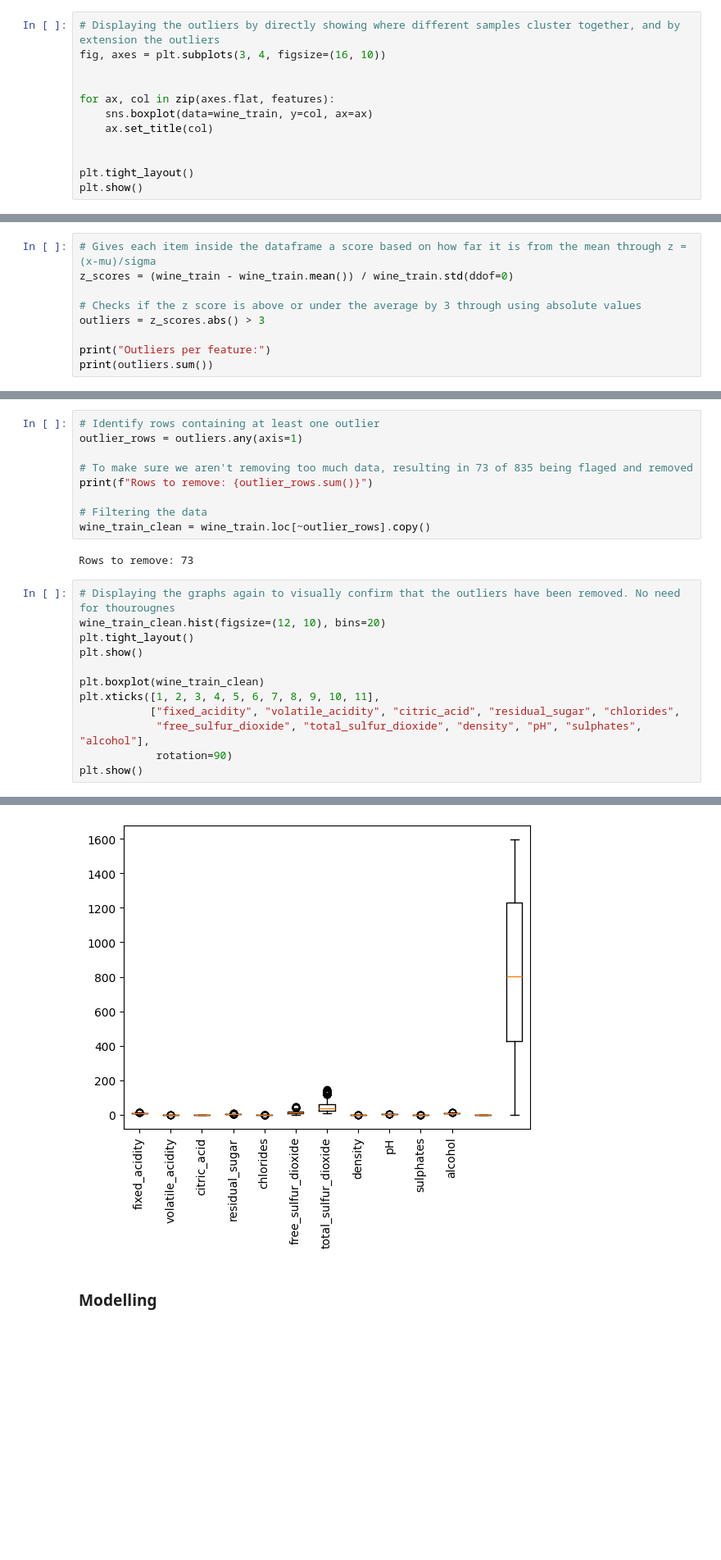
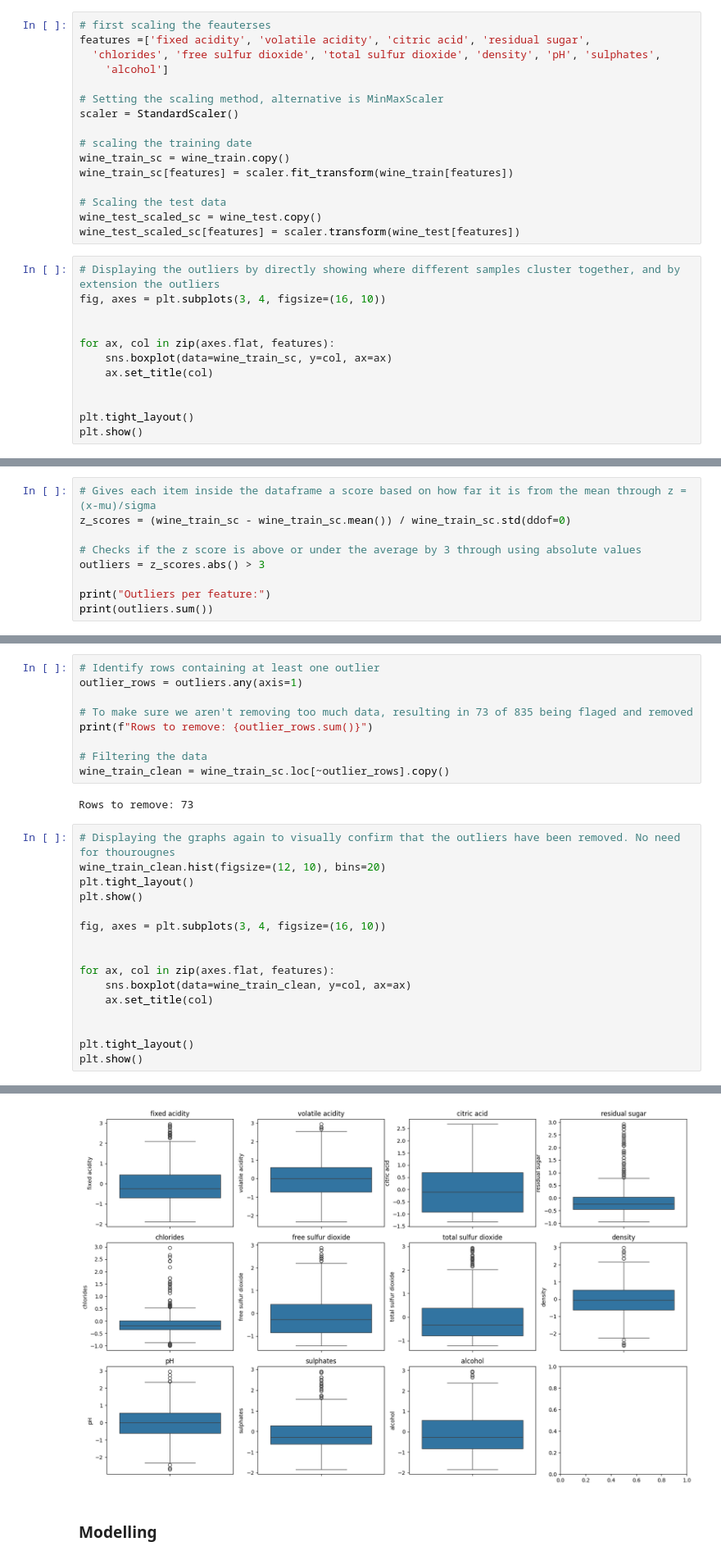
Before and after one commit to sondre04aasheim-spec/Deliverable_3_DAT200, a Jupyter notebook: CA3_template_group_30_V2.ipynb, the cells around one changed output, grey strips where cells are left out. Shown at 82% size. Saved outputs shown, nothing was run; the diff lists cells and outputs as text; blank space fills up the shorter version.

```diff
--- a/CA3_template_group_30_V2.ipynb
+++ b/CA3_template_group_30_V2.ipynb
@@ -91,13 +92,29 @@ print(wine_test.isna().sum().sum())
 0
 # %% [markdown]
 ### Data preprocessing
+# %%
+# first scaling the feauterses
+features =['fixed acidity', 'volatile acidity', 'citric acid', 'residual sugar',
+  'chlorides', 'free sulfur dioxide', 'total sulfur dioxide', 'density', 'pH', 'sulphates',
+    'alcohol']
+
+# Setting the scaling method, alternative is MinMaxScaler
+scaler = StandardScaler()
+
+# scaling the training date
+wine_train_sc = wine_train.copy()
+wine_train_sc[features] = scaler.fit_transform(wine_train[features])
+
+# Scaling the test data
+wine_test_scaled_sc = wine_test.copy()
+wine_test_scaled_sc[features] = scaler.transform(wine_test[features])
 # %%
 # Displaying the outliers by directly showing where different samples cluster together, and by extension the outliers
 fig, axes = plt.subplots(3, 4, figsize=(16, 10))
 
 
 for ax, col in zip(axes.flat, features):
-    sns.boxplot(data=wine_train, y=col, ax=ax)
+    sns.boxplot(data=wine_train_sc, y=col, ax=ax)
     ax.set_title(col)
 
 
@@ -116,6 +131,6 @@ In regards to outliers, there can be made an argument that in this instance it w
 # %%
 # Gives each item inside the dataframe a score based on how far it is from the mean through z = (x-mu)/sigma
-z_scores = (wine_train - wine_train.mean()) / wine_train.std(ddof=0)
+z_scores = (wine_train_sc - wine_train_sc.mean()) / wine_train_sc.std(ddof=0)
 
 # Checks if the z score is above or under the average by 3 through using absolute values
 outliers = z_scores.abs() > 3
@@ -168,7 +164,7 @@ outlier_rows = outliers.any(axis=1)
 print(f"Rows to remove: {outlier_rows.sum()}")
 
 # Filtering the data
-wine_train_clean = wine_train.loc[~outlier_rows].copy()
+wine_train_clean = wine_train_sc.loc[~outlier_rows].copy()
 # %% [output]
 Rows to remove: 73
 # %%
@@ -177,10 +173,14 @@ wine_train_clean.hist(figsize=(12, 10), bins=20)
 plt.tight_layout()
 plt.show()
 
-plt.boxplot(wine_train_clean)
-plt.xticks([1, 2, 3, 4, 5, 6, 7, 8, 9, 10, 11],
-           ["fixed_acidity", "volatile_acidity", "citric_acid", "residual_sugar", "chlorides",
-            "free_sulfur_dioxide", "total_sulfur_dioxide", "density", "pH", "sulphates", "alcohol"],
-            rotation=90)
+fig, axes = plt.subplots(3, 4, figsize=(16, 10))
+
+
+for ax, col in zip(axes.flat, features):
+    sns.boxplot(data=wine_train_clean, y=col, ax=ax)
+    ax.set_title(col)
+
+
+plt.tight_layout()
 plt.show()
 # %% [output]
@@ -188,4 +188,4 @@ plt.show()
-[figure, old version]
+[figure, new version]
 # %% [markdown]
 ### Modelling
 # %% [markdown]
```
Also changed, not shown: parts of 6 cells of this notebook.
